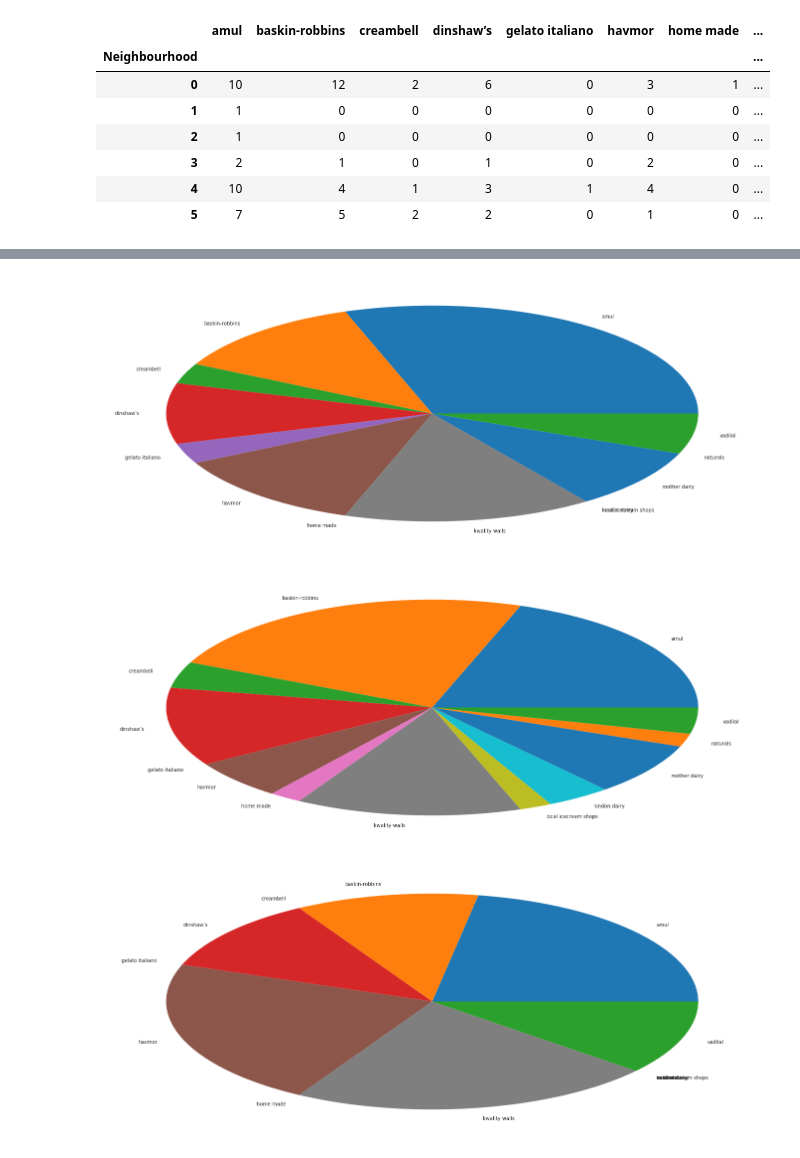
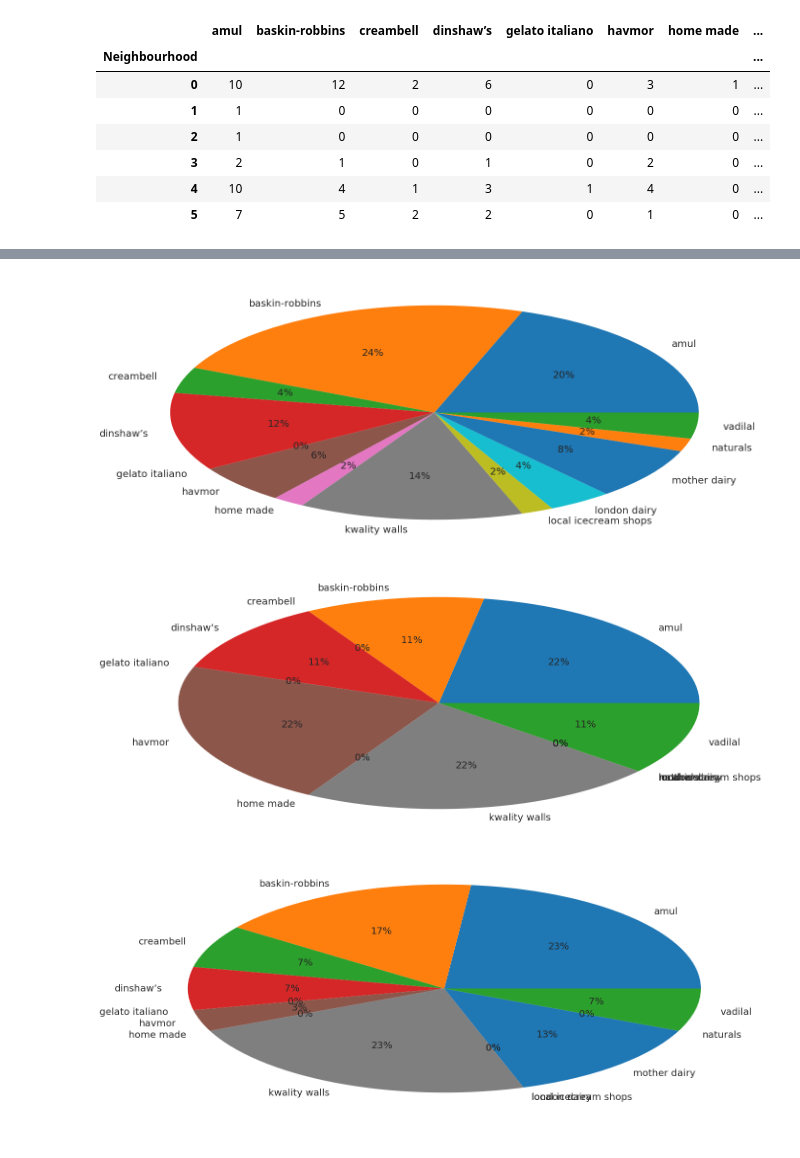
Before and after one commit to PSIB0T/Ice-cream-mining, a Jupyter notebook: Ice_cream_final.ipynb, the cells around one changed output, grey strips where cells are left out. Saved outputs shown, nothing was run; the diff lists cells and outputs as text; code cells hidden in the pictures.

Commit message:
Increase font size

```diff
--- a/Ice_cream_final.ipynb
+++ b/Ice_cream_final.ipynb
@@ -233,3 +233,7 @@ df_temp
 | 3 | 2 | 1 | 0 | 1 | 0 | 2 | 0 | ... |
 | 4 | 10 | 4 | 1 | 3 | 1 | 4 | 0 | ... |
 | 5 | 7 | 5 | 2 | 2 | 0 | 1 | 0 | ... |
+# %%
+plt.pie(neighCount['thane'], labels = brands, autopct='%2.0f%%')
+plt.rcParams['font.size'] = 20.0
+plt.show()
@@ -236,15 +242,15 @@ df_temp
 # %%
-plt.pie(neighCount['thane'], labels = brands)
+plt.pie(neighCount['chembur'], labels = brands, autopct='%2.0f%%')
 plt.show()
 # %% [output]
-[figure, old version]
+[figure, new version]
 # %%
-plt.pie(neighCount['chembur'], labels = brands)
+plt.pie(neighCount['kalyan'], labels = brands, autopct='%2.0f%%')
 plt.show()
 # %% [output]
-[figure, old version]
+[figure, new version]
 # %%
-plt.pie(neighCount['kalyan'], labels = brands)
+plt.pie(neighCount['ulhasnagar'], labels = brands, autopct='%2.0f%%')
 plt.show()
 # %% [output]
-[figure, old version]
+[figure, new version]
```
Also changed, not shown: parts of 5 cells of this notebook.
